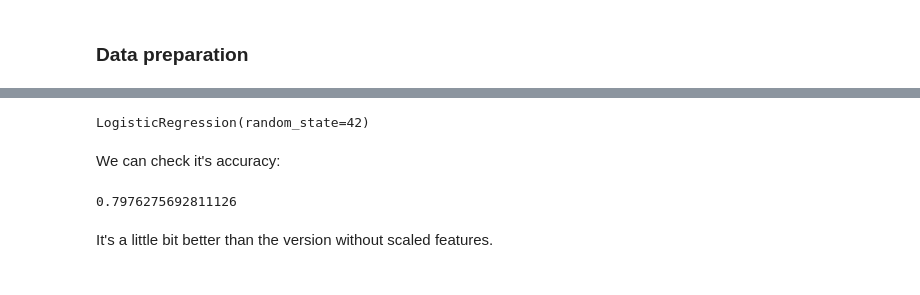
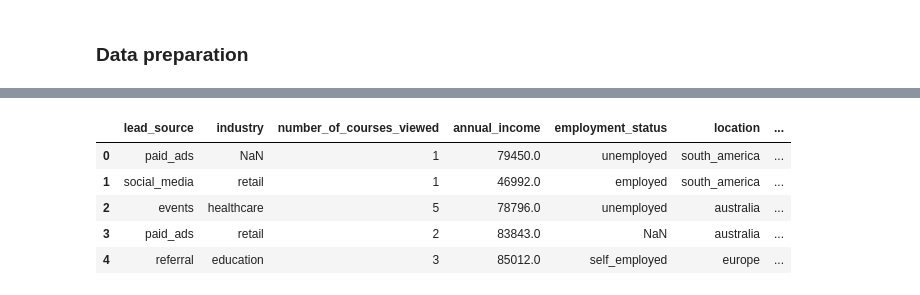
Before and after one commit to ethanaire/Machine-Learning-Zoomcamp-2025, a Jupyter notebook: 03-classification/03-homework.ipynb, the cells around one changed output, grey strips where cells are left out. Saved outputs shown, nothing was run; the diff lists cells and outputs as text; code cells hidden in the pictures.

```diff
--- a/03-classification/03-homework.ipynb
+++ b/03-classification/03-homework.ipynb
@@ -146,7 +28,0 @@ And now let's train the model:
-# %%
-model = LogisticRegression(solver='lbfgs', C=1.0, random_state=42)
-model.fit(X_train, y_train)
-# %% [output]
-LogisticRegression(random_state=42)
-# %% [markdown]
-We can check it's accuracy:
@@ -160,7 +29,10 @@ X_val = np.column_stack([X_val_num, X_val_cat])
-# %%
-y_pred = model.predict_proba(X_val)[:, 1]
-accuracy_score(y_val, y_pred >= 0.5)
-# %% [output]
-0.7976275692811126
-# %% [markdown]
-It's a little bit better than the version without scaled features.
+# %%
+leading_score = pd.read_csv("course_lead_scoring.csv")
+leading_score.head()
+# %% [output]
+|  | lead_source | industry | number_of_courses_viewed | annual_income | employment_status | location | ... |
+| 0 | paid_ads | NaN | 1 | 79450.0 | unemployed | south_america | ... |
+| 1 | social_media | retail | 1 | 46992.0 | employed | south_america | ... |
+| 2 | events | healthcare | 5 | 78796.0 | unemployed | australia | ... |
+| 3 | paid_ads | retail | 2 | 83843.0 | NaN | australia | ... |
+| 4 | referral | education | 3 | 85012.0 | self_employed | europe | ... |
```
Also changed, not shown: parts of 43 cells of this notebook.
